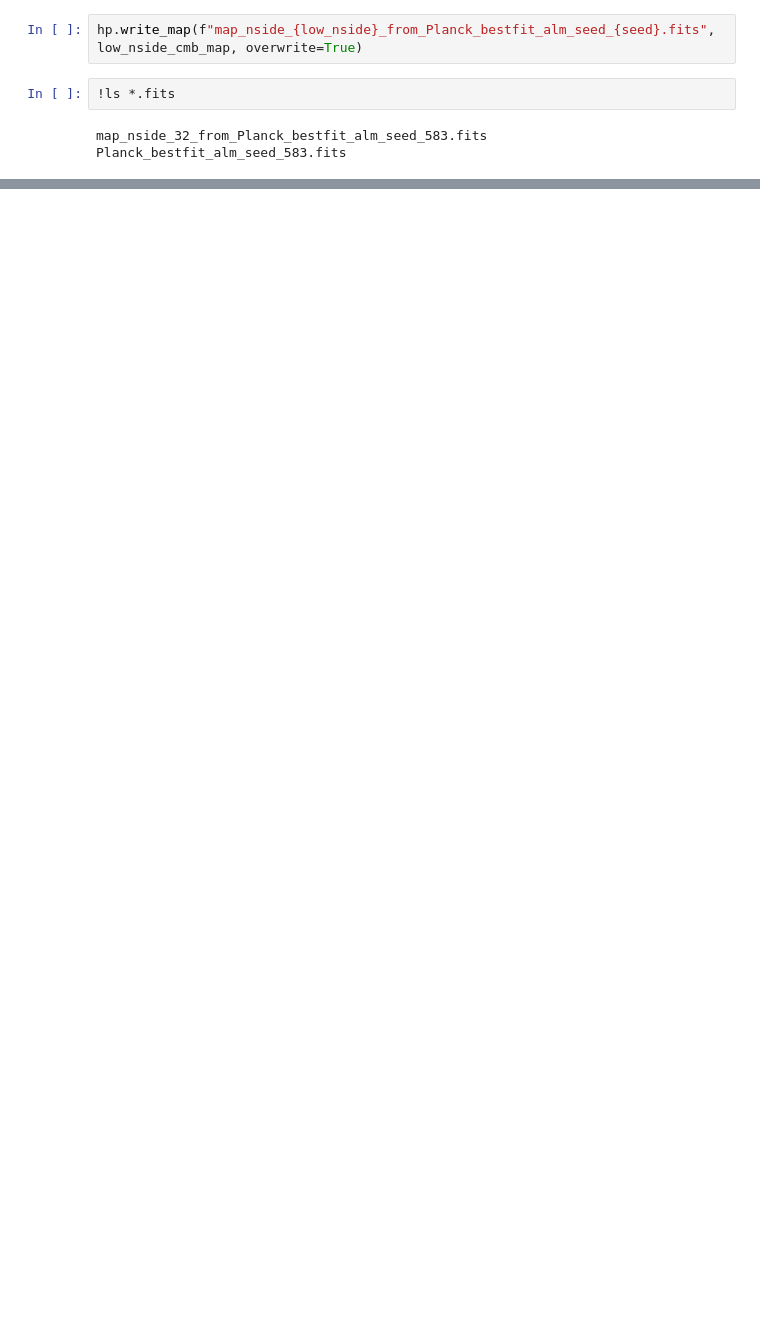
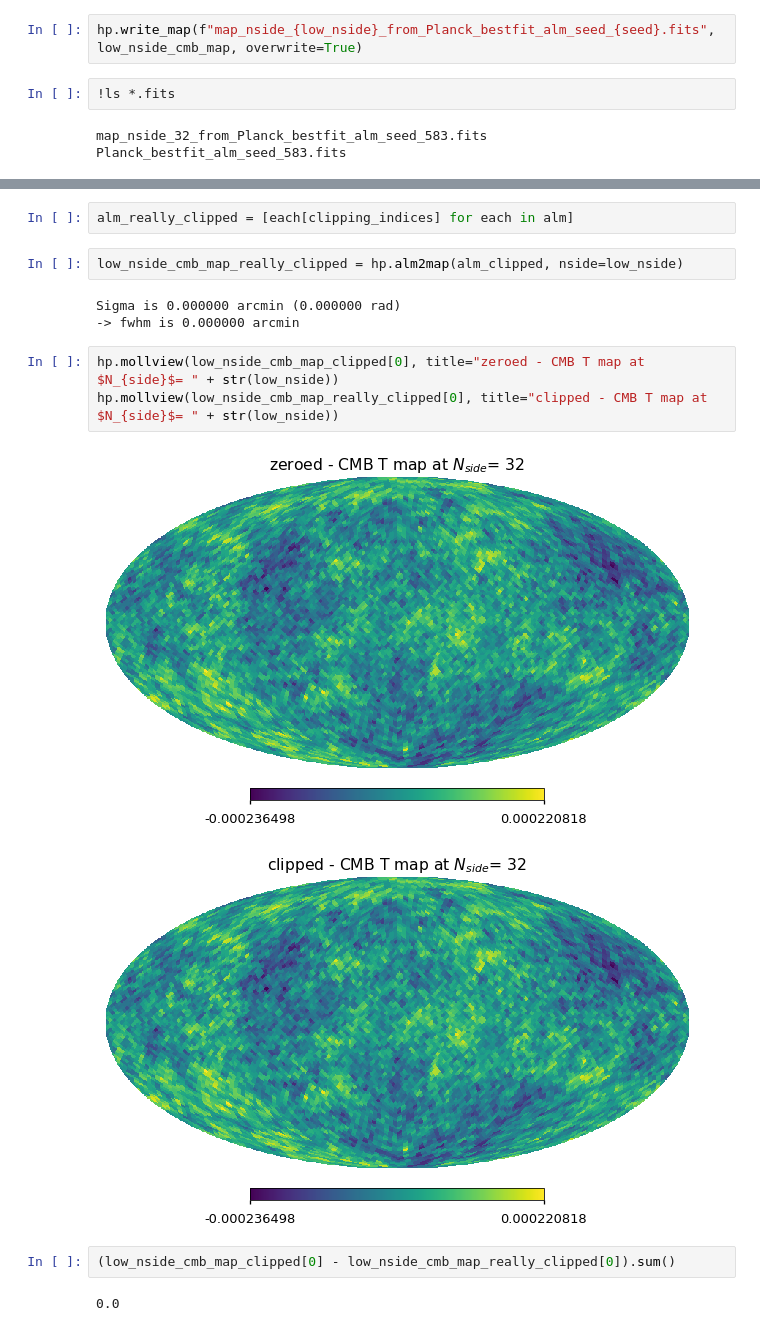
Before and after one commit to zonca/zonca-blog, a Jupyter notebook: _notebooks/2020-09-30-planck-spectra-healpy.ipynb, the cells around one changed output, grey strips where cells are left out. Cells and saved outputs as stored; diff of their text form; blank space fills up the shorter version.

Commit message:
added actual clipping

```diff
--- a/_notebooks/2020-09-30-planck-spectra-healpy.ipynb
+++ b/_notebooks/2020-09-30-planck-spectra-healpy.ipynb
@@ -317,0 +346,17 @@ Planck_bestfit_alm_seed_583.fits
+# %%
+alm_really_clipped = [each[clipping_indices] for each in alm]
+# %%
+low_nside_cmb_map_really_clipped = hp.alm2map(alm_clipped, nside=low_nside)
+# %% [output]
+Sigma is 0.000000 arcmin (0.000000 rad)
+-> fwhm is 0.000000 arcmin
+# %%
+hp.mollview(low_nside_cmb_map_clipped[0], title="zeroed - CMB T map at $N_{side}$= " + str(low_nside))
+hp.mollview(low_nside_cmb_map_really_clipped[0], title="clipped - CMB T map at $N_{side}$= " + str(low_nside))
+# %% [output]
+[figure, added]
+[figure, added]
+# %%
+(low_nside_cmb_map_clipped[0] - low_nside_cmb_map_really_clipped[0]).sum()
+# %% [output]
+0.0
```
Also changed, not shown: parts of 8 cells of this notebook.
